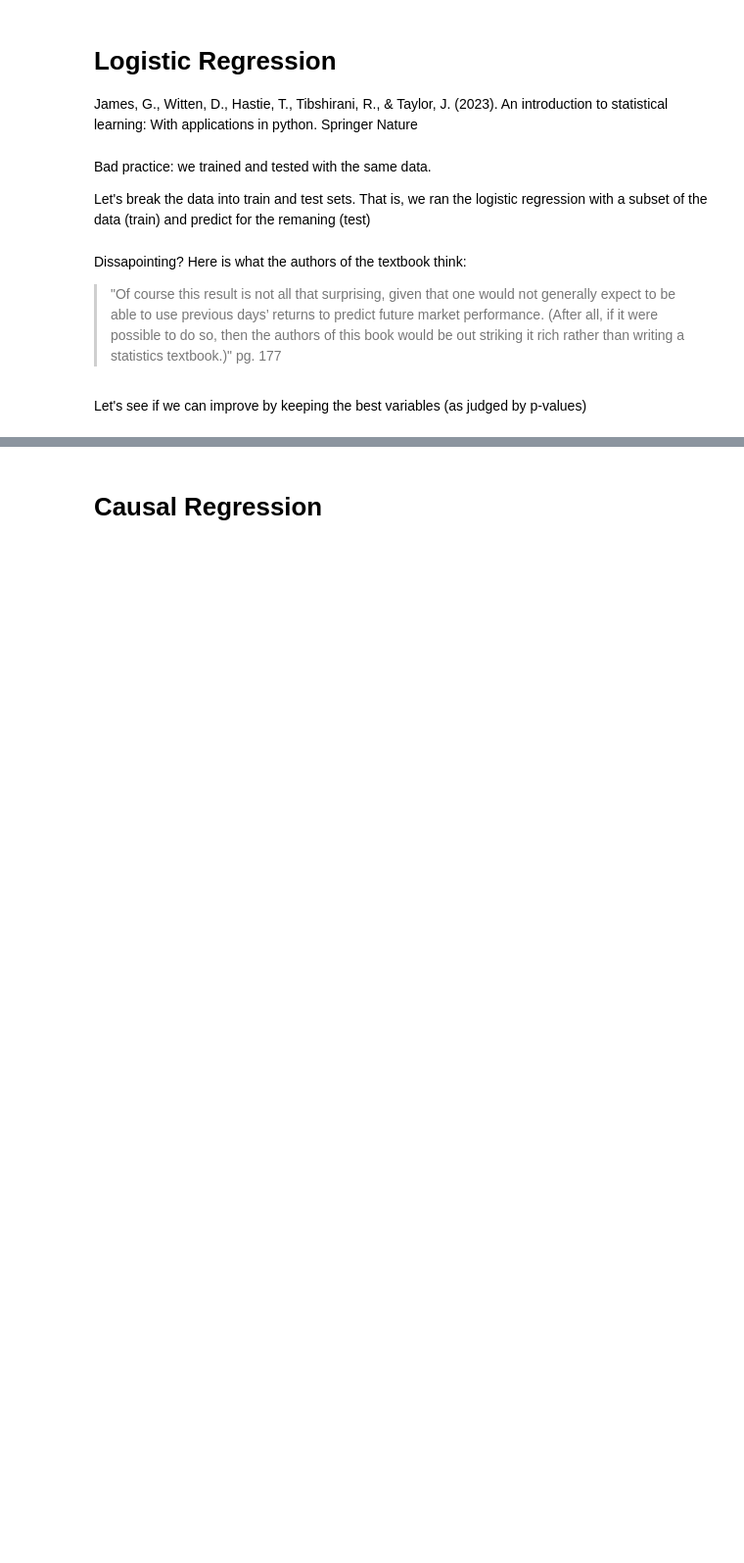
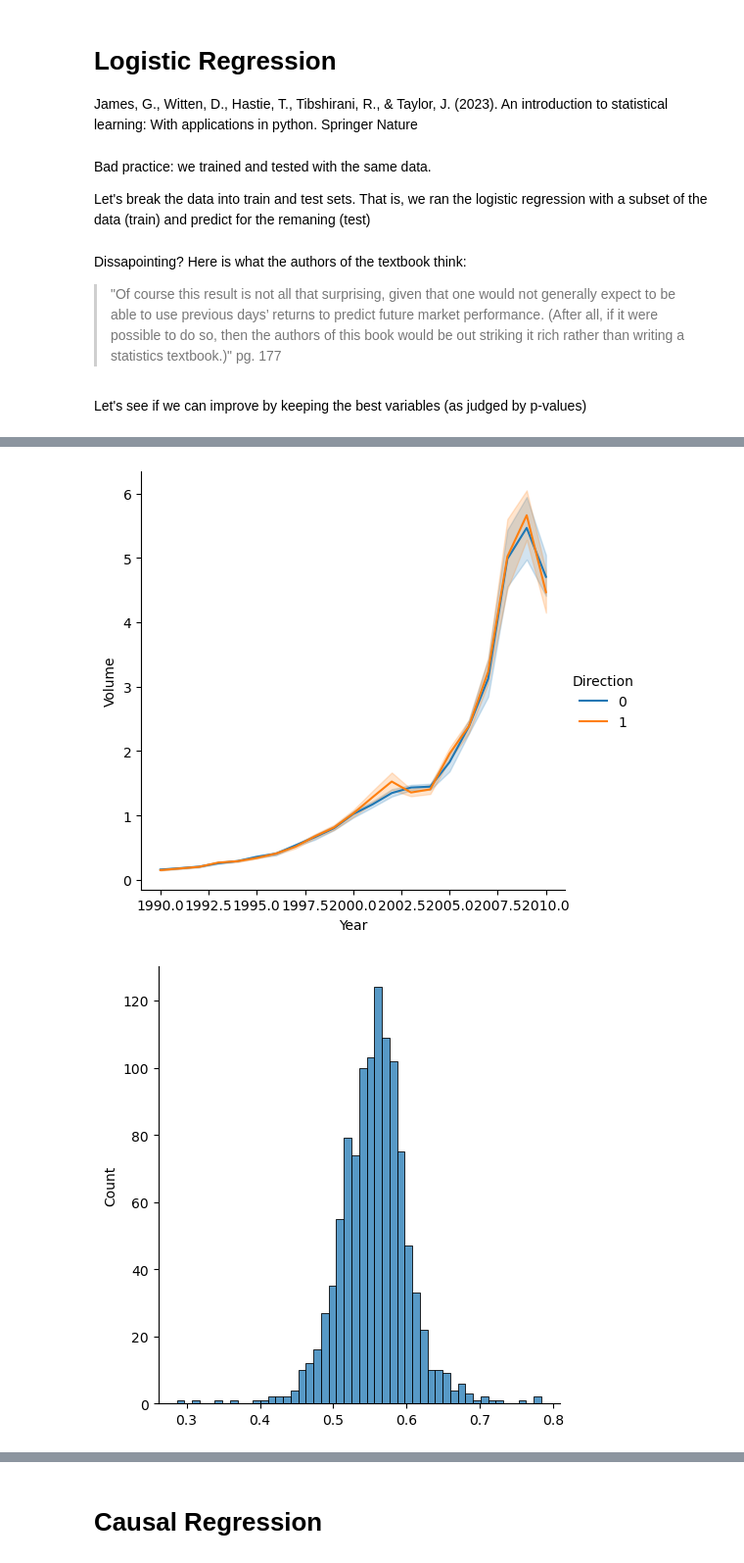
Before and after one commit to santiagoalonso/Data-Mining-TEC, a Jupyter notebook: Python/Python_Regression_1/DM_Regression_1.ipynb, the cells around one changed output, grey strips where cells are left out. Shown: that part at 98% size. Drawn from its saved outputs; the diff is of its cells as text; code cells hidden in the pictures; blank space fills up the shorter version.

```diff
--- a/Python/Python_Regression_1/DM_Regression_1.ipynb
+++ b/Python/Python_Regression_1/DM_Regression_1.ipynb
@@ -502,0 +507,77 @@ There are more classification techniques (some later in the course):
+# %%
+#Load the Weekly data as weekly. This data is similar in nature to the
+#Smarket data from this chapter’s lab, except that it contains 1,089
+#weekly returns for 21 years, from the beginning of 1990 to the end of
+#2010.
+weekly = pd.read_csv("Weekly.csv")
+weekly.insert(weekly.shape[1], "Direction_Original", weekly.Direction)
+weekly.replace({'Direction': {"Up":1, "Down":0}}, inplace = True)
+
+#Print the column names
+print(weekly.columns)
+
+#Produce some numerical and graphical summaries of the Weekly data. Do there appear to be any patterns?
+print(weekly.describe())
+sns.relplot(weekly, x = 'Year', y = "Volume", hue = "Direction", kind = "line");
+
+#Use the full data set to perform a logistic regression with
+#Direction as the response and the five lag variables plus Volume
+#as predictors. Use the summary function to print the results. Do
+#any of the predictors appear to be statistically significant? If so,
+#which ones?
+glm = smf.glm("Direction ~ Lag1 + Lag2 + Lag3 + Lag4 + Lag5 + Volume",
+              family=sm.families.Binomial(), #default link function is logit
+              data=weekly).fit(cov_type='HC3')
+print(glm.summary())
+
+
+#Compute the confusion matrix and overall fraction of correct
+#predictions. Explain what the confusion matrix is telling you
+#about the types of mistakes made by logistic regression.
+probs = glm.predict()
+print(probs.shape)
+sns.displot(probs, kind = "hist")
+labels = np.array(['Down']*probs.shape[0]) #initialize labels
+labels[probs > 0.5] = "Up" #change "Down" to "Up" if condition holds
+CM = pd.DataFrame(confusion_matrix(labels , weekly.Direction_Original),
+                  index = ["Down_Pred", "Up_Pred"], columns = ["Down_Real", "Up_Real"])
+OA = (CM.iloc[0,0] + CM.iloc[1,1])/labels.shape[0] #overall accuracy
+print("\nConfussion Matrix",
+      "\nOverall Accuracy (sum diagonal/total):", OA,
+      "\nIt did well for UP, not so much for DOWN:")
+print(CM)
+
+#Now fit the logistic regression model using a training data period
+#from 1990 to 2008, with Lag2 as the only predictor. Compute the
+#confusion matrix and the overall fraction of correct predictions
+#for the held out data (that is, the data from 2009 and 2010).
+train = (weekly.Year < 2009)
+weekly_train = weekly.loc[train]
+weekly_test = weekly.loc[~train]
+weekly_test.shape
+
+#Train
+glm_train = smf.glm("Direction ~ Lag2",
+                    family=sm.families.Binomial(), #default link function is logit
+                    data = weekly_train).fit(cov_type='HC3')
+print(glm_train.summary())
+probs = glm_train.predict(weekly_test.loc[:, ["Direction", "Lag2"]])
+
+#Predict up or down if probs>0.5
+labels = np.array(['Down']*probs.shape[0]) #initialize labels
+labels[probs > 0.5] = "Up" #change "Down" to "Up" if condition holds
+
+CM = pd.DataFrame(confusion_matrix(labels , weekly_test.Direction_Original),
+                  index = ["Down_Pred", "Up_Pred"], columns = ["Down_Real", "Up_Real"])
+OA = (CM.iloc[0,0] + CM.iloc[1,1])/labels.shape[0] #overall accuracy
+print("\nConfussion Matrix Test Set",
+      "\nOverall Accuracy (sum diagonal/total):", np.round(OA,4),
+      "\nOverall accuracy improved (bias-variance tradeoff)")
+print(CM)
+
+#Experiment with different combinations of predictors, including
+#possible transformations and interactions, for each of the
+#methods. Report the variables, method, and associated confusion
+#matrix that appears to provide the best results on the held
+#out data.
+# %% [output]
@@ -502,0 +601,2 @@ There are more classification techniques (some later in the course):
+[figure, added]
+[figure, added]
```
Also changed, not shown: parts of 6 cells of this notebook, 1 other file.
